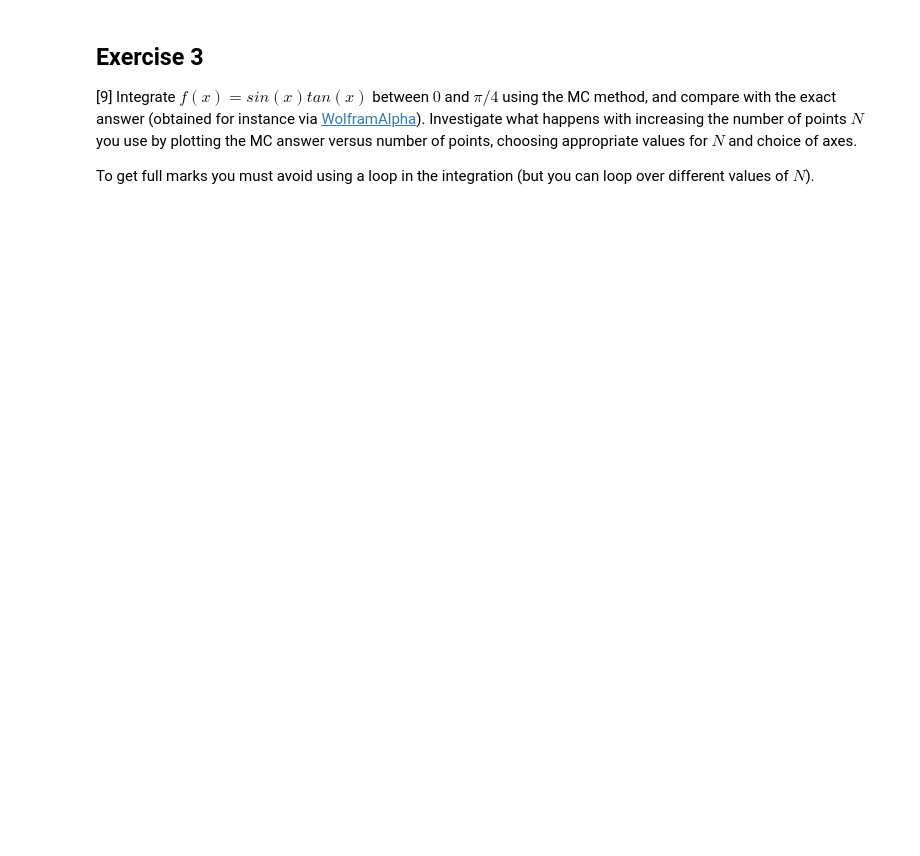
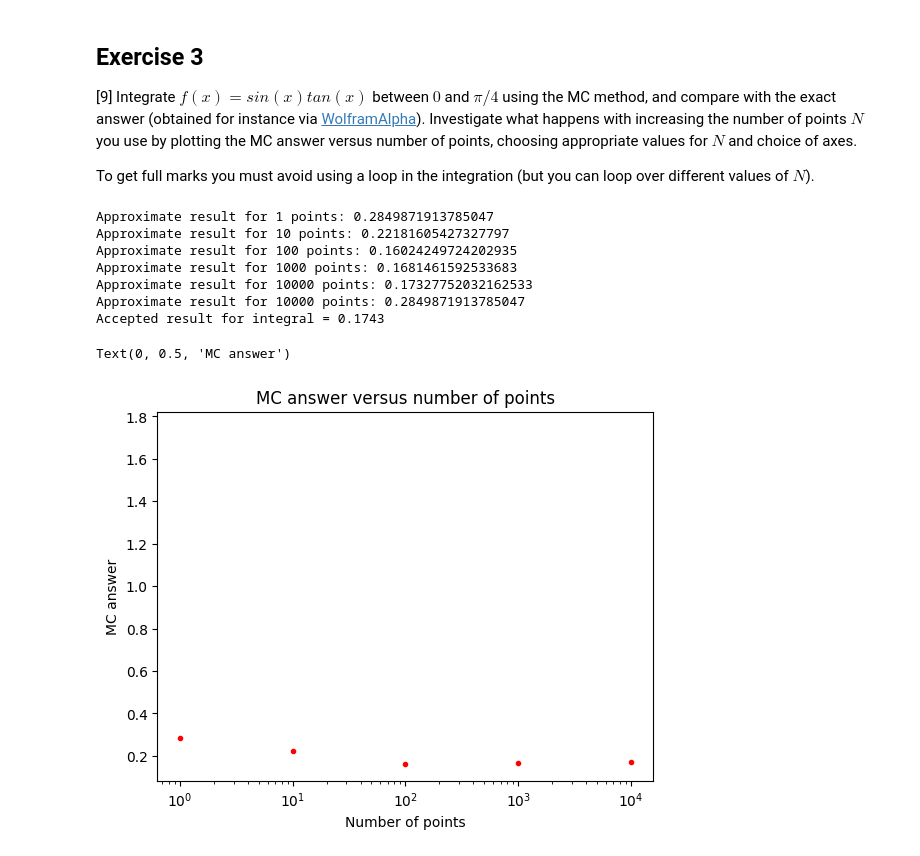
Before and after one commit to PX2145-2025/week-6-b-stefania-godawela, a Jupyter notebook: Monte_Carlo.ipynb, the cells around one changed output. Saved outputs shown, nothing was run; the diff lists cells and outputs as text; code cells hidden in the pictures; blank space fills up the shorter version.

```diff
--- a/Monte_Carlo.ipynb
+++ b/Monte_Carlo.ipynb
@@ -241,3 +285,83 @@ plt.plot(x[inpond==True], y[inpond==True],'b.')
 [9] Integrate $f(x) = sin(x)tan(x)$ between $0$ and $\pi/4$ using the MC method, and compare with the exact answer (obtained for instance via [WolframAlpha](https://www.wolframalpha.com/)). Investigate what happens with increasing the number of points $N$ you use by plotting the MC answer versus number of points, choosing appropriate values for $N$ and choice of axes.
 
  To get full marks you must avoid using a loop in the integration (but you can loop over different values of $N$).
+# %%
+#define function
+def f(x):
+    return np.sin(x)*np.tan(x)
+#perform integral within 0-pi/4 range
+#for 1 point
+N = int(1)
+s = 0 # s is the sum
+for i in range (N):
+    x =  np.random.rand(N) * np.pi/4
+    s = f(x)
+integral = (np.pi/4 - 0)* s.sum()/N
+print('Approximate result for {} points: {}'.format(N,integral))
+#for 10 points
+N = int(10)
+s = 0 # s is the sum
+for i in range (N):
+    x =  np.random.rand(N) * np.pi/4
+    s = f(x)
+integral_10 = (np.pi/4 - 0)* s.sum()/N
+print('Approximate result for {} points: {}'.format(N,integral_10))
+#for 100 points
+N = int(100)
+s = 0 # s is the sum
+for i in range (N):
+    x =  np.random.rand(N) * np.pi/4
+    s = f(x)
+integral_100 = (np.pi/4 - 0)* s.sum()/N
+print('Approximate result for {} points: {}'.format(N,integral_100))
+#for 1000 points
+N = int(1000)
+s = 0 # s is the sum
+for i in range (N):
+    x =  np.random.rand(N) * np.pi/4
+    s = f(x)
+integral_1000 = (np.pi/4 - 0)* s.sum()/N
+print('Approximate result for {} points: {}'.format(N,integral_1000))
+#for 10000 points
+N = int(10000)
+s = 0 # s is the sum
+for i in range (N):
+    x =  np.random.rand(N) * np.pi/4
+    s = f(x)
+integral_10000 = (np.pi/4 - 0)* s.sum()/N
+print('Approximate result for {} points: {}'.format(N,integral_10000))
+#for 100000 points
+#N = int(100000)
+#s = 0 # s is the sum
+#for i in range (N):
+    #x =  np.random.rand(N) * np.pi/4
+    #s = f(x)
+#integral = (np.pi/4 - 0)* s.sum()/N
+
+print('Approximate result for {} points: {}'.format(N,integral))
+print("Accepted result for integral = 0.1743")
+
+#plot value of found integrals vs accepted value
+x = [integral, integral_10, integral_100, integral_1000, integral_10000]
+#y = np.array[1,2,3,4,5]
+#plt.plot(x,y,'b.')
+
+for i in range(5):
+  a = np.pow(10, i)
+  plt.plot(a, x[i], '.', color='red')
+
+plt.plot(0,1.743)
+plt.xscale('log')
+plt.title('MC answer versus number of points')
+plt.xlabel('Number of points')
+plt.ylabel('MC answer')
+# %% [output]
+Approximate result for 1 points: 0.2849871913785047
+Approximate result for 10 points: 0.22181605427327797
+Approximate result for 100 points: 0.16024249724202935
+Approximate result for 1000 points: 0.1681461592533683
+Approximate result for 10000 points: 0.17327752032162533
+Approximate result for 10000 points: 0.2849871913785047
+Accepted result for integral = 0.1743
+Text(0, 0.5, 'MC answer')
+[figure, added]
```
Also changed, not shown: parts of 4 cells of this notebook.
